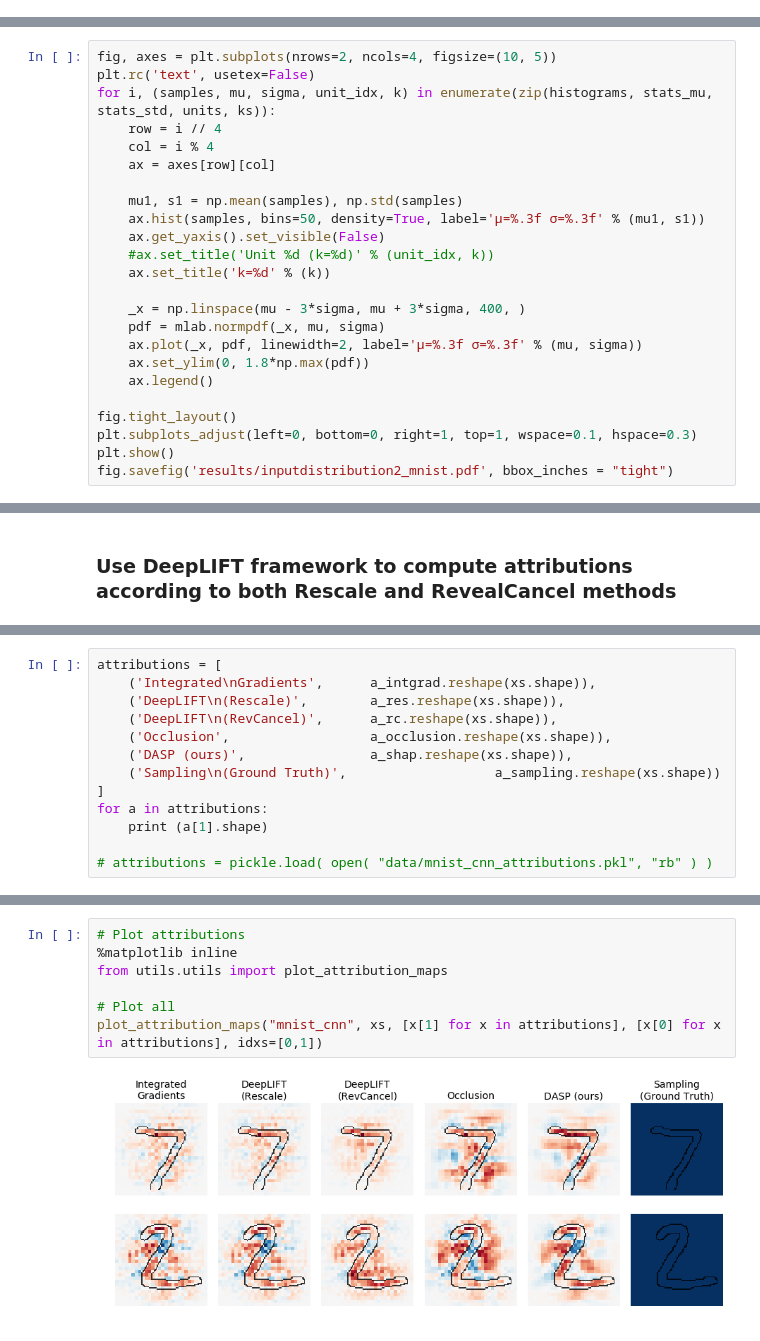
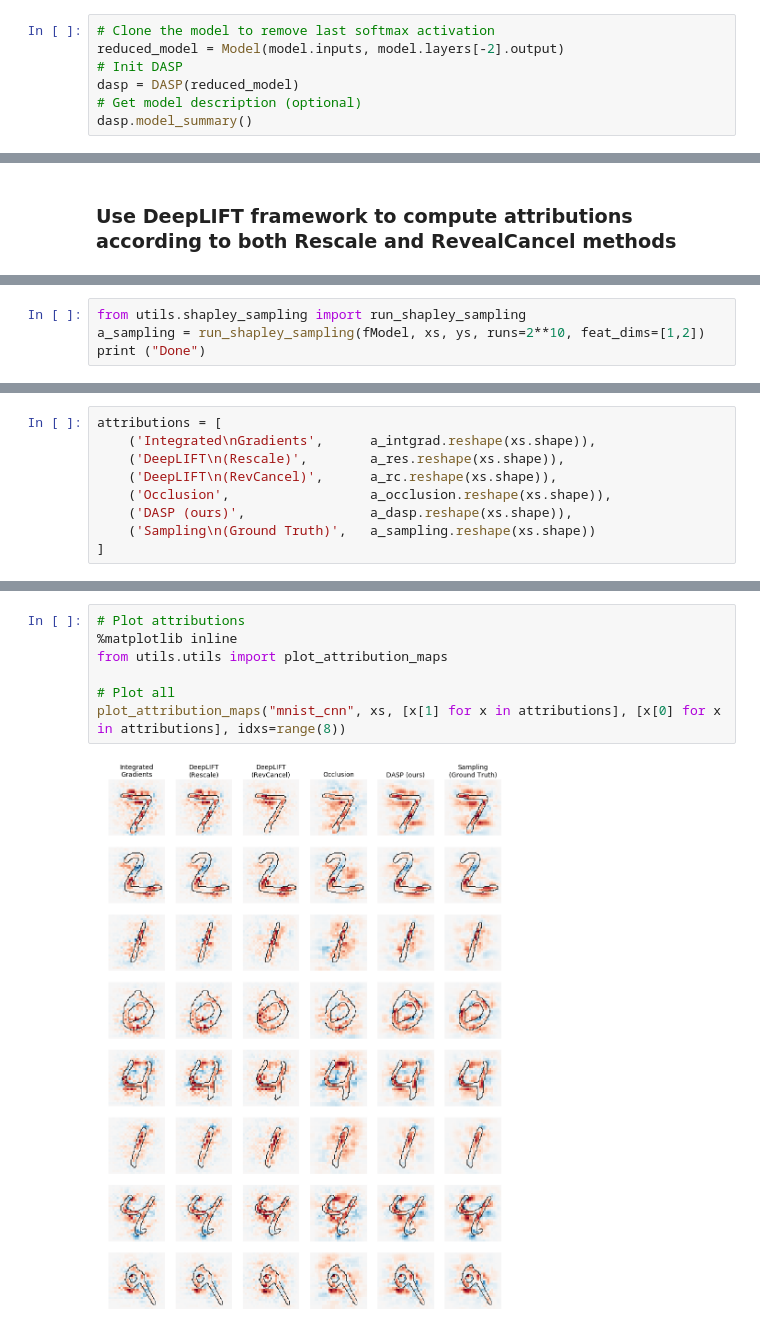
Before and after one commit to marcoancona/DASP, a Jupyter notebook: examples/mnist_cnn/mnist_cnn_keras.ipynb, the cells around one changed output, grey strips where cells are left out. Cells and saved outputs as stored; diff of their text form.

Commit message:
MNIST CNN example

```diff
--- a/examples/mnist_cnn/mnist_cnn_keras.ipynb
+++ b/examples/mnist_cnn/mnist_cnn_keras.ipynb
@@ -169,3 +151,10 @@ a_sampling = np.zeros_like(xs)
 ### Use Deep Shapley propagation to compute approximate Shapley Values.
 Notice that this requires to convert our original model into a propababilistic one. We provide probabilistic layers for this.
 Also, this will require O(c*n) evaluations of the probabilistic network, where n is the number of input features and c is the number of coalition sizes to be tested (ideally c = n)
+# %%
+# Clone the model to remove last softmax activation
+reduced_model = Model(model.inputs, model.layers[-2].output)
+# Init DASP
+dasp = DASP(reduced_model)
+# Get model description (optional)
+dasp.model_summary()
@@ -326,24 +183,0 @@ Stats
-# %%
-fig, axes = plt.subplots(nrows=2, ncols=4, figsize=(10, 5))
-plt.rc('text', usetex=False)
-for i, (samples, mu, sigma, unit_idx, k) in enumerate(zip(histograms, stats_mu, stats_std, units, ks)):
-    row = i // 4
-    col = i % 4
-    ax = axes[row][col]
-
-    mu1, s1 = np.mean(samples), np.std(samples)
-    ax.hist(samples, bins=50, density=True, label='μ=%.3f σ=%.3f' % (mu1, s1))
-    ax.get_yaxis().set_visible(False)
-    #ax.set_title('Unit %d (k=%d)' % (unit_idx, k))
-    ax.set_title('k=%d' % (k))
-
-    _x = np.linspace(mu - 3*sigma, mu + 3*sigma, 400, )
-    pdf = mlab.normpdf(_x, mu, sigma)
-    ax.plot(_x, pdf, linewidth=2, label='μ=%.3f σ=%.3f' % (mu, sigma))
-    ax.set_ylim(0, 1.8*np.max(pdf))
-    ax.legend()
-
-fig.tight_layout()
-plt.subplots_adjust(left=0, bottom=0, right=1, top=1, wspace=0.1, hspace=0.3)
-plt.show()
-fig.savefig('results/inputdistribution2_mnist.pdf', bbox_inches = "tight")
@@ -461,0 +260,4 @@ Wall time: 2.18 ms
+# %%
+from utils.shapley_sampling import run_shapley_sampling
+a_sampling = run_shapley_sampling(fModel, xs, ys, runs=2**10, feat_dims=[1,2])
+print ("Done")
@@ -465,10 +274,6 @@ attributions = [
     ('DeepLIFT\n(Rescale)',        a_res.reshape(xs.shape)),
     ('DeepLIFT\n(RevCancel)',      a_rc.reshape(xs.shape)),
     ('Occlusion',                  a_occlusion.reshape(xs.shape)),
-    ('DASP (ours)',                a_shap.reshape(xs.shape)),
-    ('Sampling\n(Ground Truth)',                   a_sampling.reshape(xs.shape))
+    ('DASP (ours)',                a_dasp.reshape(xs.shape)),
+    ('Sampling\n(Ground Truth)',   a_sampling.reshape(xs.shape))
 ]
-for a in attributions:
-    print (a[1].shape)
-
-# attributions = pickle.load( open( "data/mnist_cnn_attributions.pkl", "rb" ) )
@@ -482,9 +280,9 @@ for a in attributions:
 # %%
 # Plot attributions
 %matplotlib inline
 from utils.utils import plot_attribution_maps
 
 # Plot all
-plot_attribution_maps("mnist_cnn", xs, [x[1] for x in attributions], [x[0] for x in attributions], idxs=[0,1])
+plot_attribution_maps("mnist_cnn", xs, [x[1] for x in attributions], [x[0] for x in attributions], idxs=range(8))
 # %% [output]
-[figure, old version]
+[figure, new version]
```
Also changed, not shown: parts of 26 cells of this notebook, 2 other files.
